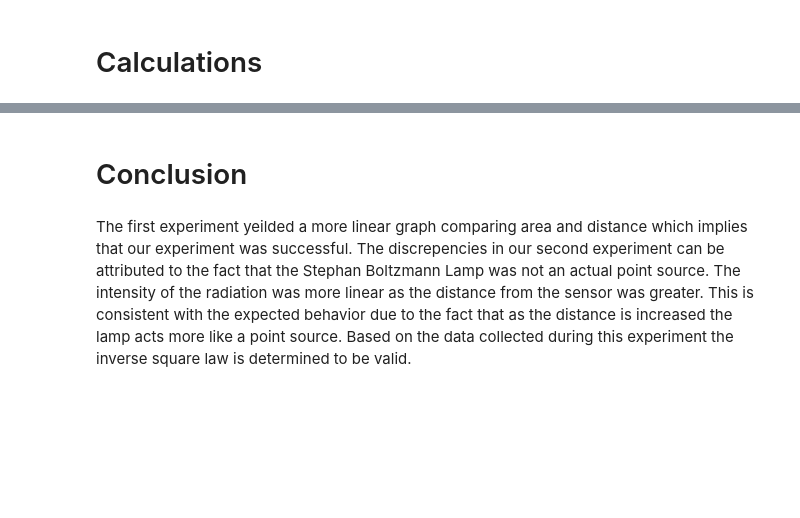
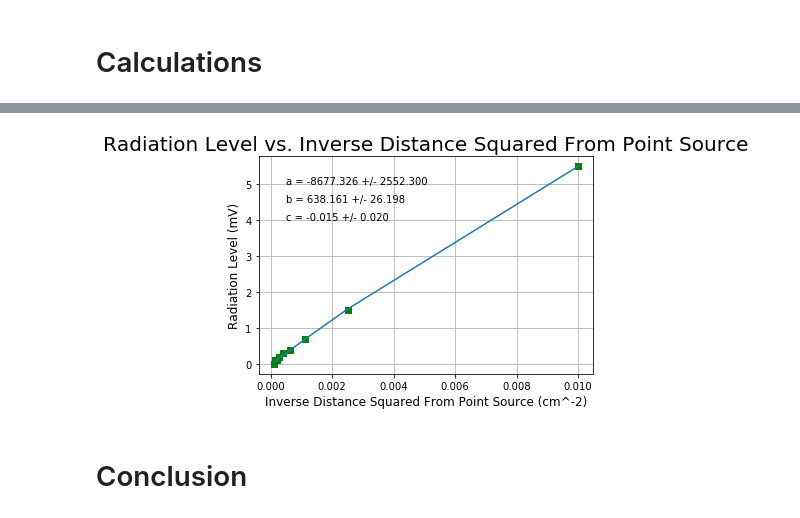
Before and after one commit to jsribaud/PHY363, a Jupyter notebook: lab02/ISL_cm_jc.ipynb, the cells around one changed output, grey strips where cells are left out. Cells and saved outputs as stored; diff of their text form; code cells hidden in the pictures; blank space fills up the shorter version.

```diff
--- a/lab02/ISL_cm_jc.ipynb
+++ b/lab02/ISL_cm_jc.ipynb
@@ -163,4 +132,33 @@ plt.show()
+# %%
+Invxsqr=data['Invxsqr']
+
+fig=plt.figure()
+ax = fig.add_subplot(111)
+plt.plot(Invxsqr, Rad, 'gs')
+plt.axis('tight')
+
+plt.grid(True)
+
+plt.title('Radiation Level vs. Inverse Distance Squared From Point Source', fontsize=20)
+plt.xlabel('Inverse Distance Squared From Point Source (cm^-2)', fontsize=12)
+plt.ylabel('Radiation Level (mV)', fontsize=12)
+
+
+def func(x, a, b, c):
+    return a*x**2  + b*x + c
+
+
+popt, pcov = curve_fit(func, Invxsqr, Rad)
+
+
+ax.plot(Invxsqr, Rad,'gs')
+ax.plot(Invxsqr, np.polyval(popt, Invxsqr), '-')
+ax.text(0.0005, 5, r"a = {0:.3f} +/- {1:.3f}".format(popt[0], pcov[0,0]**0.5))
+ax.text(0.0005, 4.5, r"b = {0:.3f} +/- {1:.3f}".format(popt[1], pcov[1,1]**0.5))
+ax.text(0.0005, 4 , r"c = {0:.3f} +/- {1:.3f}".format(popt[2], pcov[2,2]**0.5))
+
+plt.show()
+# %% [output]
+[figure, added]
 # %% [markdown]
 # Conclusion
-# %% [markdown]
-The first experiment yeilded a more linear graph comparing area and distance which implies that our experiment was successful. The discrepencies in our second experiment can be attributed to the fact that the Stephan Boltzmann Lamp was not an actual point source. The intensity of the radiation was more linear as the distance from the sensor was greater. This is consistent with the expected behavior due to the fact that as the distance is increased the lamp acts more like a point source. Based on the data collected during this experiment the inverse square law is determined to be valid.
```
Also changed, not shown: parts of 16 cells of this notebook.
